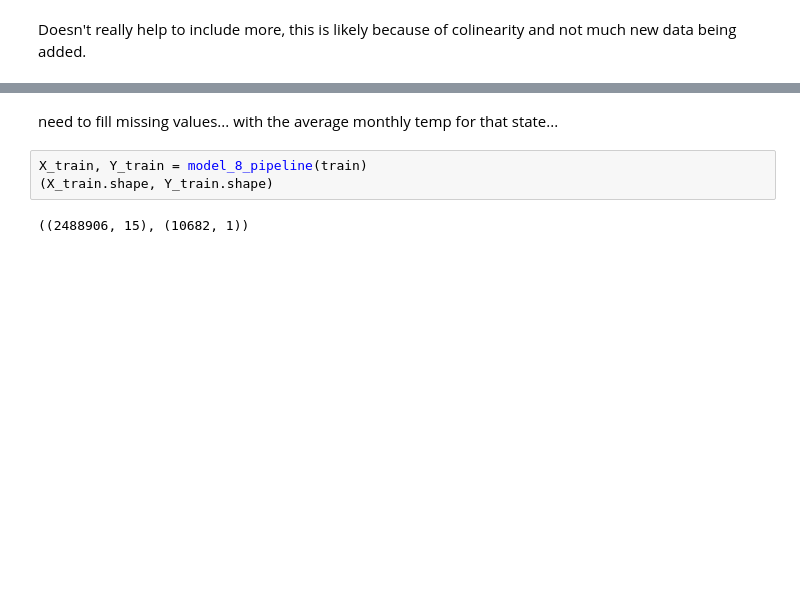
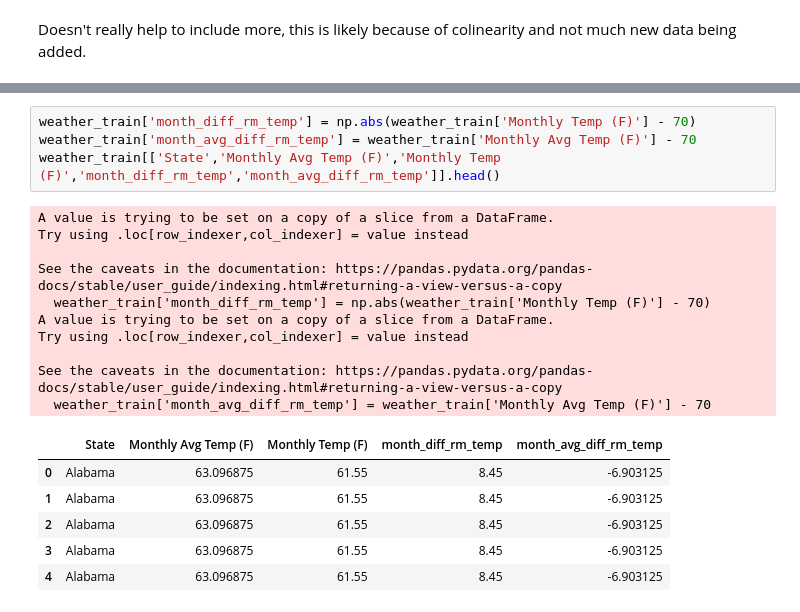
Before and after one commit to amichaelsen/COVID_project, a Jupyter notebook: analysis/modeling.ipynb, the cells around one changed output, grey strips where cells are left out. Cells and saved outputs as stored; diff of their text form; blank space fills up the shorter version.

```diff
--- a/analysis/modeling.ipynb
+++ b/analysis/modeling.ipynb
@@ -542,7 +571,21 @@ train['Monthly Avg Temp (F)'].isna().sum()
-# %% [markdown]
-need to fill missing values... with the average monthly temp for that state...
-# %%
-X_train, Y_train = model_8_pipeline(train)
-(X_train.shape, Y_train.shape)
-# %% [output]
-((2488906, 15), (10682, 1))
+# %%
+weather_train['month_diff_rm_temp'] = np.abs(weather_train['Monthly Temp (F)'] - 70)
+weather_train['month_avg_diff_rm_temp'] = weather_train['Monthly Avg Temp (F)'] - 70
+weather_train[['State','Monthly Avg Temp (F)','Monthly Temp (F)','month_diff_rm_temp','month_avg_diff_rm_temp']].head()
+# %% [output]
+A value is trying to be set on a copy of a slice from a DataFrame.
+Try using .loc[row_indexer,col_indexer] = value instead
+
+See the caveats in the documentation: https://pandas.pydata.org/pandas-docs/stable/user_guide/indexing.html#returning-a-view-versus-a-copy
+  weather_train['month_diff_rm_temp'] = np.abs(weather_train['Monthly Temp (F)'] - 70)
+A value is trying to be set on a copy of a slice from a DataFrame.
+Try using .loc[row_indexer,col_indexer] = value instead
+
+See the caveats in the documentation: https://pandas.pydata.org/pandas-docs/stable/user_guide/indexing.html#returning-a-view-versus-a-copy
+  weather_train['month_avg_diff_rm_temp'] = weather_train['Monthly Avg Temp (F)'] - 70
+|  | State | Monthly Avg Temp (F) | Monthly Temp (F) | month_diff_rm_temp | month_avg_diff_rm_temp |
+| 0 | Alabama | 63.096875 | 61.55 | 8.45 | -6.903125 |
+| 1 | Alabama | 63.096875 | 61.55 | 8.45 | -6.903125 |
+| 2 | Alabama | 63.096875 | 61.55 | 8.45 | -6.903125 |
+| 3 | Alabama | 63.096875 | 61.55 | 8.45 | -6.903125 |
+| 4 | Alabama | 63.096875 | 61.55 | 8.45 | -6.903125 |
```
Also changed, not shown: parts of 31 cells of this notebook, 2 other files.
